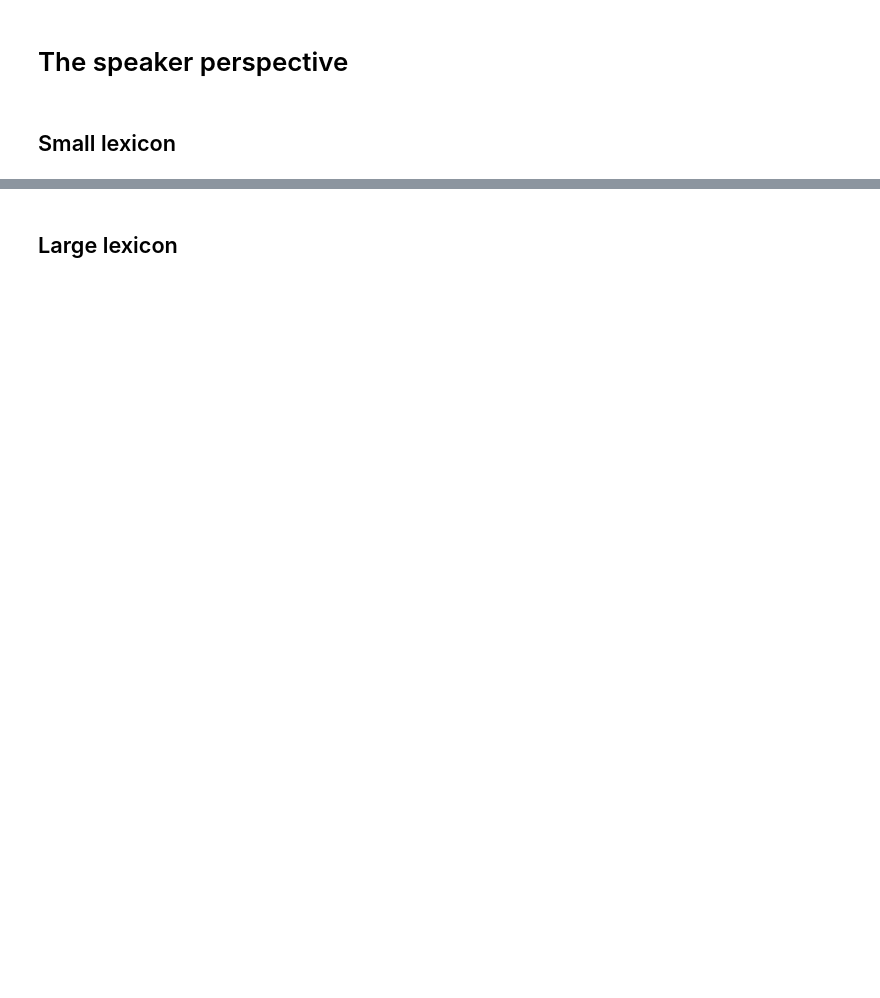
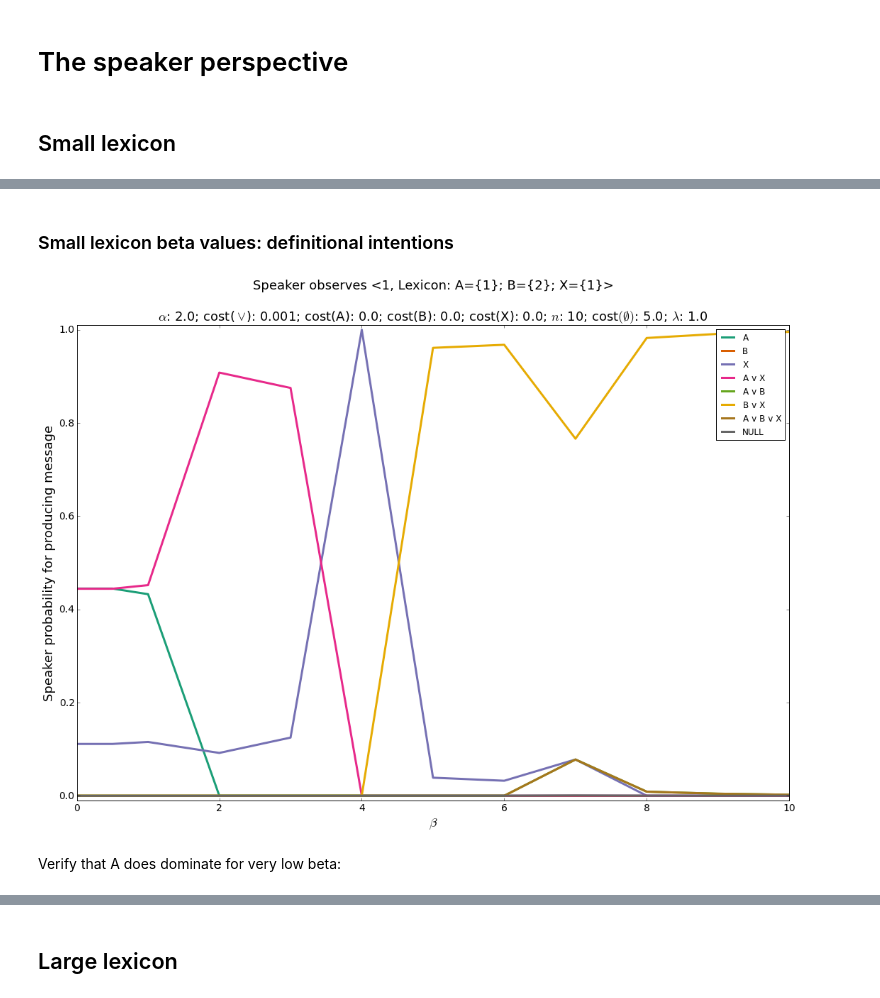
Before and after one commit to rlevy/pragmatic_disjunction, a Jupyter notebook: pypragmods/Speakers.ipynb, the cells around one changed output, grey strips where cells are left out. Cells and saved outputs as stored; diff of their text form; code cells hidden in the pictures; blank space fills up the shorter version.

Commit message:
Beta exploration

```diff
--- a/pypragmods/Speakers.ipynb
+++ b/pypragmods/Speakers.ipynb
@@ -71,0 +72,23 @@ experiment.plot_speaker_behavior_disjunction_costs(state='1 v 2', lexicon=2, pro
+# %% [markdown]
+### Small lexicon beta values: definitional intentions
+# %%
+experiment = lsa.Experiment(n=10,
+                            baselexicon={'A': ['1'], 'B': ['2'], 'X':['1', '2']},
+                            lexical_costs={'A':0.0, 'B':0.0, 'X':0.0},
+                            temperature=1.0,
+                            disjunction_cost=0.001,
+                            beta=0.0,      # Arbitrary given the experiment.
+                            alpha=2.0,
+                            prior=None,    # Triggers a flat prior.
+                            lexprior=None, # Triggers a flat prior.
+                            null_cost=5.0)
+experiment.build()
+
+# Check the space near 0 to see if 'A' ever dominates:
+beta_values=np.array([0.0, 0.1, 0.2, 0.3, 0.4, 0.5, 1.0, 2.0, 3.0, 4.0, 5.0, 6.0, 7.0, 8.0, 9.0, 10.0])
+
+experiment.plot_speaker_behavior_beta_values(state='1', lexicon=0, progress_report=False, beta_values=beta_values)
+# %% [output]
+[figure, added]
+# %% [markdown]
+Verify that A does dominate for very low beta:
```
Also changed, not shown: parts of 22 cells of this notebook.
